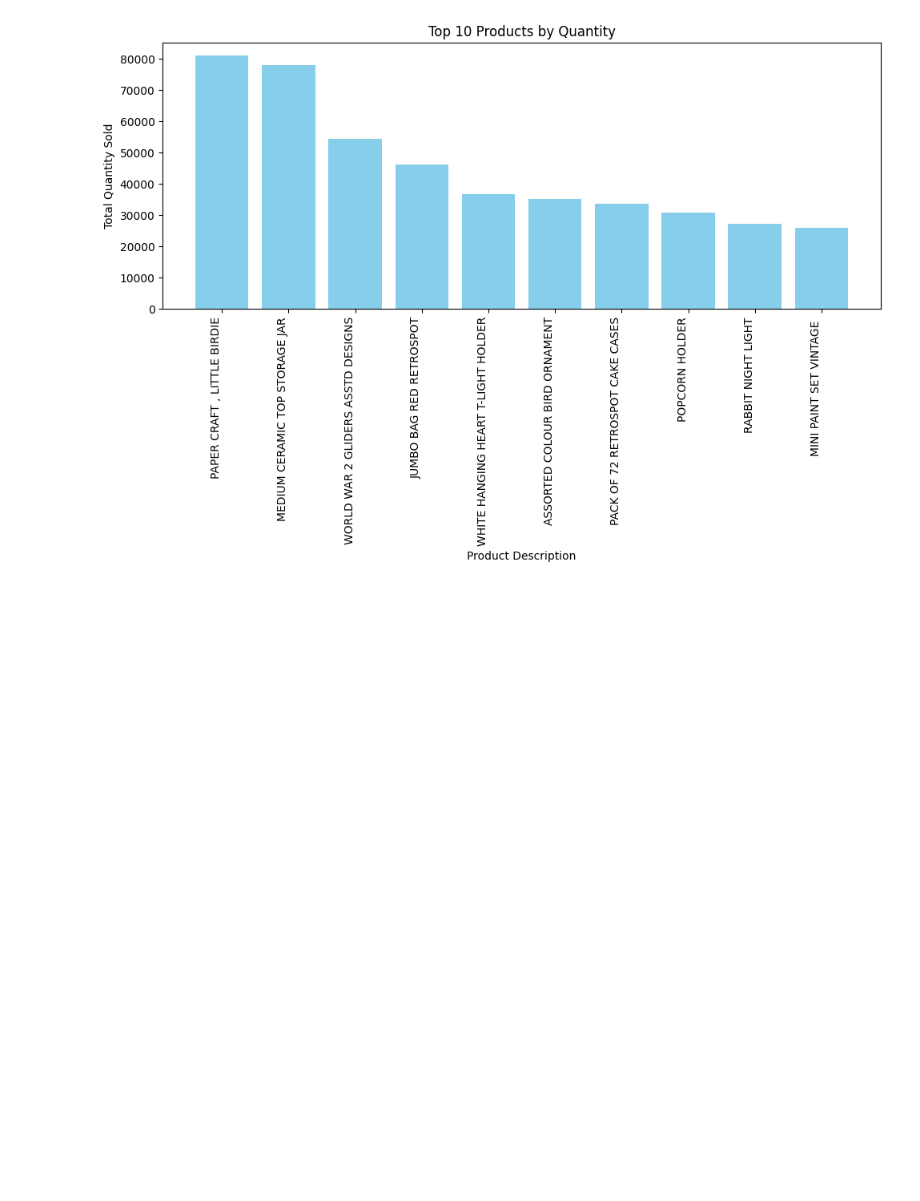
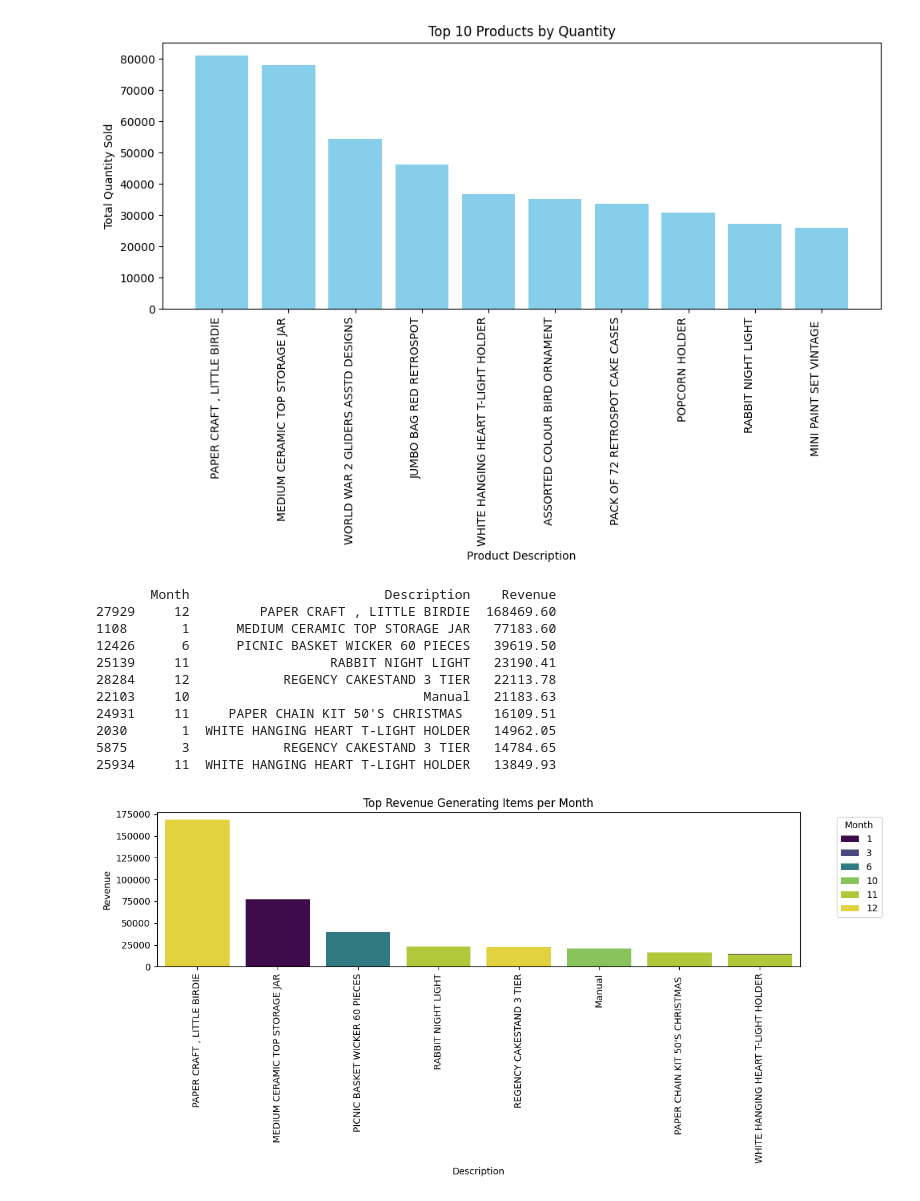
Before and after one commit to Sunmathi-A77/E-commerce---EDA, a Jupyter notebook: E-commerce EDA.ipynb, the cells around one changed output. Cells and saved outputs as stored; diff of their text form; code cells hidden in the pictures; blank space fills up the shorter version.

```diff
--- a/E-commerce EDA.ipynb
+++ b/E-commerce EDA.ipynb
@@ -344,3 +354,32 @@ plt.tight_layout()
 plt.show()
 # %% [output]
 [figure]
+# %%
+revenue_summary = df.groupby(['Month', 'Description'])['Revenue'].sum().reset_index()
+
+# Get top revenue-generating items overall
+top_items = revenue_summary.sort_values(by='Revenue', ascending=False).head(10)
+print(top_items)
+
+plt.figure(figsize=(12,6))
+sns.barplot(data=top_items, x='Description', y='Revenue', hue='Month', palette='viridis', dodge=False)
+plt.ylabel('Revenue')
+plt.xlabel('Description')
+plt.title('Top Revenue Generating Items per Month')
+plt.xticks(rotation=90)
+plt.legend(title='Month', bbox_to_anchor=(1.05, 1), loc='upper left')
+plt.tight_layout()
+plt.show()
+# %% [output]
+       Month                         Description    Revenue
+27929     12         PAPER CRAFT , LITTLE BIRDIE  168469.60
+1108       1      MEDIUM CERAMIC TOP STORAGE JAR   77183.60
+12426      6      PICNIC BASKET WICKER 60 PIECES   39619.50
+25139     11                  RABBIT NIGHT LIGHT   23190.41
+28284     12            REGENCY CAKESTAND 3 TIER   22113.78
+22103     10                              Manual   21183.63
+24931     11     PAPER CHAIN KIT 50'S CHRISTMAS    16109.51
+2030       1  WHITE HANGING HEART T-LIGHT HOLDER   14962.05
+5875       3            REGENCY CAKESTAND 3 TIER   14784.65
+25934     11  WHITE HANGING HEART T-LIGHT HOLDER   13849.93
+[figure, added]
```
Also changed, not shown: parts of 1 cell of this notebook.
